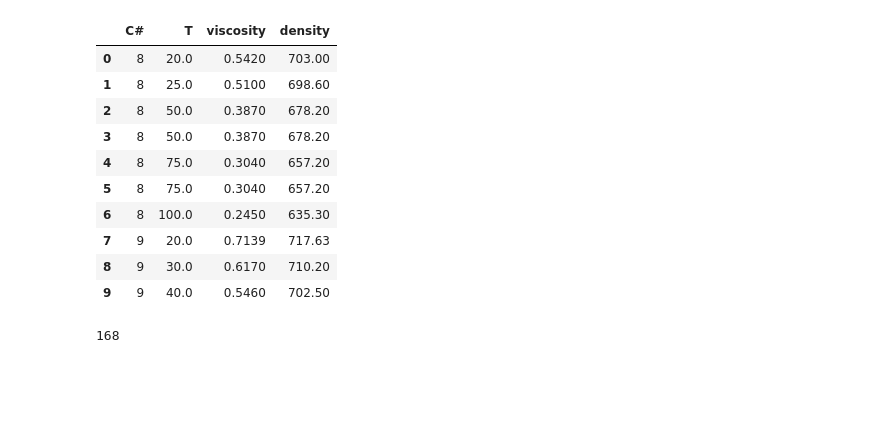
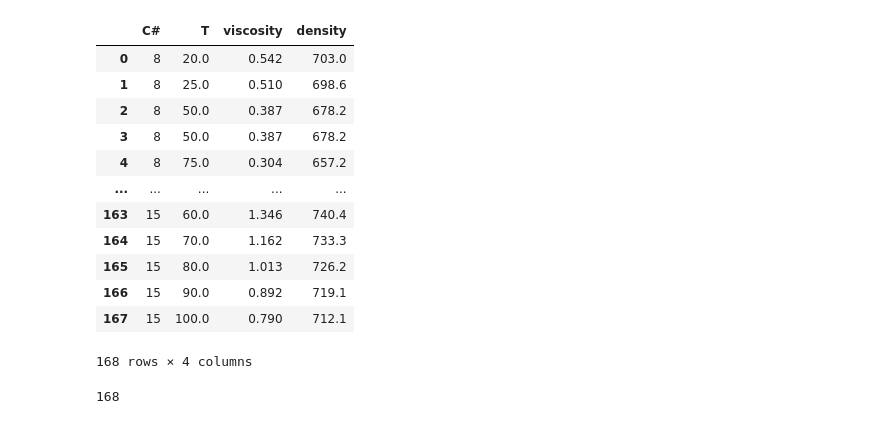
Before and after one commit to RodionSkyy/alkanes_project_ml, a Jupyter notebook: Alkanes.ipynb, the cells around one changed output. Drawn from its saved outputs; the diff is of its cells as text; code cells hidden in the pictures; blank space fills up the shorter version.

```diff
--- a/Alkanes.ipynb
+++ b/Alkanes.ipynb
@@ -37,20 +35,22 @@ def calculate_metrics(Y_test, Y_pred):
 # %%
 df = pd.read_excel('alkanes.xlsx')
 df.drop(['[NAME]', 'pressure', 'Notes'], axis=1, inplace=True)
 df.rename({'visc' : 'viscosity'}, axis=1, inplace=True)
-df.head(10)
+df
 # %% [output]
 |  | C# | T | viscosity | density |
-| 0 | 8 | 20.0 | 0.5420 | 703.00 |
-| 1 | 8 | 25.0 | 0.5100 | 698.60 |
-| 2 | 8 | 50.0 | 0.3870 | 678.20 |
-| 3 | 8 | 50.0 | 0.3870 | 678.20 |
-| 4 | 8 | 75.0 | 0.3040 | 657.20 |
-| 5 | 8 | 75.0 | 0.3040 | 657.20 |
-| 6 | 8 | 100.0 | 0.2450 | 635.30 |
-| 7 | 9 | 20.0 | 0.7139 | 717.63 |
-| 8 | 9 | 30.0 | 0.6170 | 710.20 |
-| 9 | 9 | 40.0 | 0.5460 | 702.50 |
+| 0 | 8 | 20.0 | 0.542 | 703.0 |
+| 1 | 8 | 25.0 | 0.510 | 698.6 |
+| 2 | 8 | 50.0 | 0.387 | 678.2 |
+| 3 | 8 | 50.0 | 0.387 | 678.2 |
+| 4 | 8 | 75.0 | 0.304 | 657.2 |
+| ... | ... | ... | ... | ... |
+| 163 | 15 | 60.0 | 1.346 | 740.4 |
+| 164 | 15 | 70.0 | 1.162 | 733.3 |
+| 165 | 15 | 80.0 | 1.013 | 726.2 |
+| 166 | 15 | 90.0 | 0.892 | 719.1 |
+| 167 | 15 | 100.0 | 0.790 | 712.1 |
+168 rows × 4 columns
 # %%
 train_data = df[df['viscosity'].notna() & df['density'].notna()] # density and viscosity is not NaN
 data_for_dens = df[df['density'].isna()] # density is NaN, viscosity is not
```
Also changed, not shown: parts of 19 cells of this notebook.
